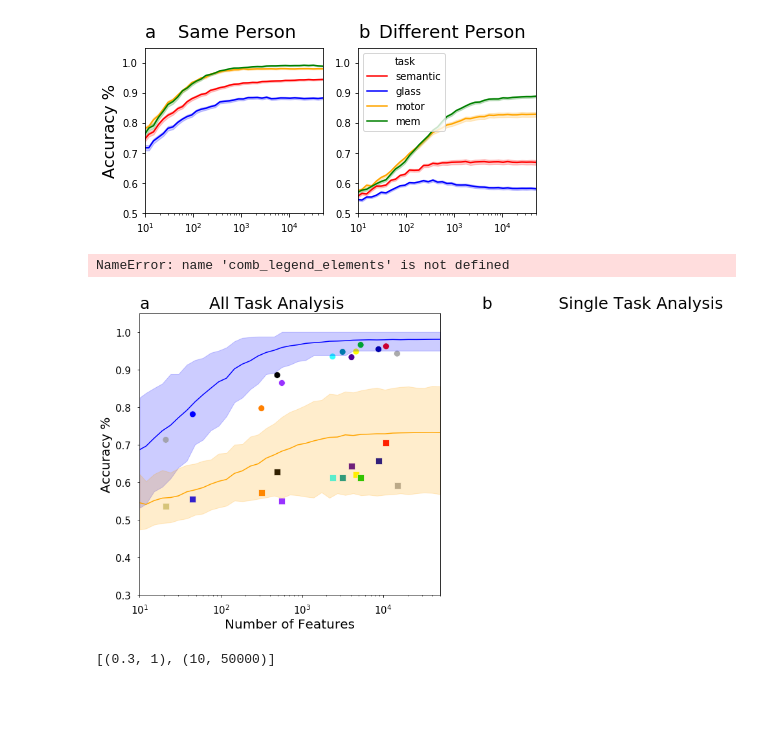
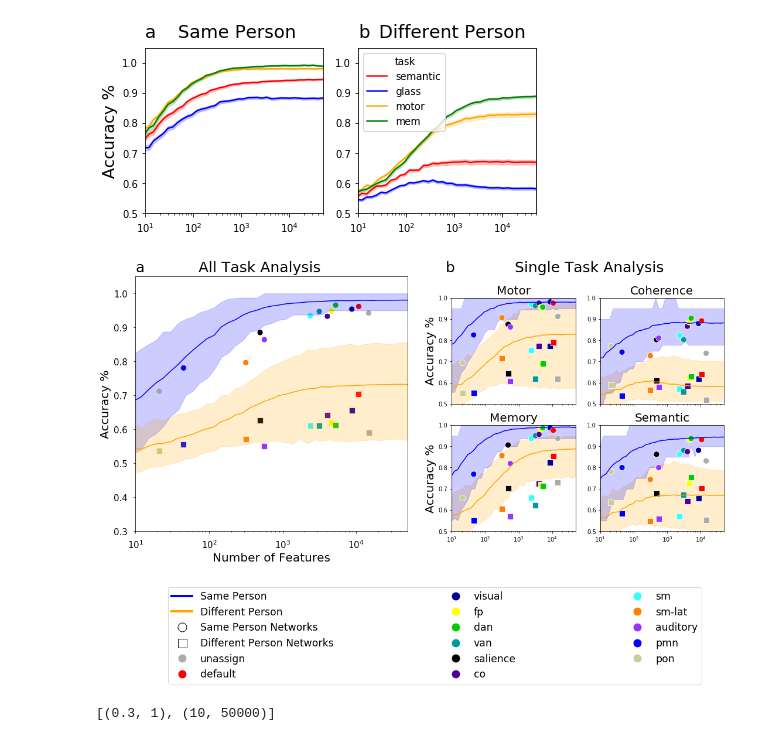
Before and after one commit to GrattonLab/MSC_Alexis, a Jupyter notebook: analysis/code/mL_rsfMRI/Figures/FinalFigures.ipynb, the cells around one changed output. Cells and saved outputs as stored; diff of their text form; code cells hidden in the pictures; blank space fills up the shorter version.

```diff
--- a/analysis/code/mL_rsfMRI/Figures/FinalFigures.ipynb
+++ b/analysis/code/mL_rsfMRI/Figures/FinalFigures.ipynb
@@ -1963,8 +1963,8 @@ ax.legend(fontsize='medium',bbox_to_anchor=(1.01, 1),labels=['MSC01','MSC02','MS
 NameError: name 'custom_lines' is not defined
 [figure]
 # %%
-#CV_z=pd.read_csv(randDir+'CV/zscore_splitTask.csv')
-#DS_z=pd.read_csv(randDir+'DS/zscore_splitTask.csv')
+CV_z=pd.read_csv(randDir+'CV/zscore_splitTask.csv')
+DS_z=pd.read_csv(randDir+'DS/zscore_splitTask.csv')
 
 percentiles_CV_task=rand_DS.groupby(['feature','task']).agg({'same_sub': [p5, p95]})
 percentiles_CV_task.columns = percentiles_CV_task.columns.droplevel()
@@ -2014,8 +2014,8 @@ sns.lineplot(x="feature", y='diff_sub',data=rand_DS[rand_DS['task']=='motor'],ci
 ax.fill_between(percentiles_DS_task[percentiles_DS_task['task']=='motor'].feature,percentiles_DS_task[percentiles_DS_task['task']=='motor'].p5,percentiles_DS_task[percentiles_DS_task['task']=='motor'].p95,alpha=.2,color='orange')
 ax.fill_between(percentiles_CV_task[percentiles_CV_task['task']=='motor'].feature,percentiles_CV_task[percentiles_CV_task['task']=='motor'].p5,percentiles_CV_task[percentiles_CV_task['task']=='motor'].p95,alpha=.2,color='blue')
 ax.set(xscale="log")
-g=sns.scatterplot(x='feature', y='acc', hue='network', data=CV_z[CV_z['task']=='motor'],ax=ax1, color='r',s=100,legend=False,palette=["unassign","default", "visual",'fp','dan','van','salience','co','sm','sm-lat', 'auditory','pmn','pon'])
-g=sns.scatterplot(x='feature', y='acc', hue='network', data=DS_z[DS_z['task']=='motor'],ax=ax1, color='r',s=100,legend=False,palette=["unassign","default", "visual",'fp','dan','van','salience','co','sm','sm-lat', 'auditory','pmn','pon'],marker='s')
+g=sns.scatterplot(x='feature', y='acc', hue='network', data=CV_z[CV_z['task']=='motor'],ax=ax1, color='r',s=100,legend=False,palette=["unassign","default", "visual",'fp','dan','van','salience','co','sm','sm-lat', 'auditory','pmn','pon'],hue_order=["unassign","default", "visual",'fp','dan','van','salience','co','sm','sm-lat', 'auditory','pmn','pon'])
+g=sns.scatterplot(x='feature', y='acc', hue='network', data=DS_z[DS_z['task']=='motor'],ax=ax1, color='r',s=100,legend=False,palette=["unassign","default", "visual",'fp','dan','van','salience','co','sm','sm-lat', 'auditory','pmn','pon'],marker='s',hue_order=["unassign","default", "visual",'fp','dan','van','salience','co','sm','sm-lat', 'auditory','pmn','pon'])
 ax.set_title('Motor',fontsize=20)
 ax.set_ylabel("Accuracy %", fontsize=20)
 ax.set_xlabel('')
@@ -2029,46 +2029,46 @@ sns.lineplot(x="feature", y='diff_sub',data=rand_DS[rand_DS['task']=='glass'],ci
 ax.fill_between(percentiles_DS_task[percentiles_DS_task['task']=='glass'].feature,percentiles_DS_task[percentiles_DS_task['task']=='glass'].p5,percentiles_DS_task[percentiles_DS_task['task']=='glass'].p95,alpha=.2,color='orange')
 ax.fill_between(percentiles_CV_task[percentiles_CV_task['task']=='glass'].feature,percentiles_CV_task[percentiles_CV_task['task']=='glass'].p5,percentiles_CV_task[percentiles_CV_task['task']=='glass'].p95,alpha=.2,color='blue')
 ax.set(xscale="log")
-g=sns.scatterplot(x='feature', y='acc', hue='network', data=CV_z[CV_z['task']=='glass'],ax=ax2, color='r',s=100,legend=False,palette=["unassign","default", "visual",'fp','dan','van','salience','co','sm','sm-lat', 'auditory','pmn','pon'])
-g=sns.scatterplot(x='feature', y='acc', hue='network', data=DS_z[DS_z['task']=='glass'],ax=ax2, color='r',s=100,legend=False,palette=["unassign","default", "visual",'fp','dan','van','salience','co','sm','sm-lat', 'auditory','pmn','pon'],marker='s')
+g=sns.scatterplot(x='feature', y='acc', hue='network', data=CV_z[CV_z['task']=='glass'],ax=ax2, color='r',s=100,legend=False,palette=["unassign","default", "visual",'fp','dan','van','salience','co','sm','sm-lat', 'auditory','pmn','pon'],hue_order=["unassign","default", "visual",'fp','dan','van','salience','co','sm','sm-lat', 'auditory','pmn','pon'])
+g=sns.scatterplot(x='feature', y='acc', hue='network', data=DS_z[DS_z['task']=='glass'],ax=ax2, color='r',s=100,legend=False,palette=["unassign","default", "visual",'fp','dan','van','salience','co','sm','sm-lat', 'auditory','pmn','pon'],marker='s',hue_order=["unassign","default", "visual",'fp','dan','van','salience','co','sm','sm-lat', 'auditory','pmn','pon'])
 
 ax.set_title('Coherence',fontsize=20)
 ax.set_ylabel("")
 ax.set_xlabel('')
 ax.set(ylim=(.5, 1),xlim=(10,50000))
 plt.setp(ax2.get_xticklabels(), visible=False)
 ax3=fig.add_subplot(gs01[2,0])
 ax = sns.lineplot(x="feature", y='same_sub',data=rand_DS[rand_DS['task']=='mem'],ci=None, color='blue',ax=ax3)
 sns.lineplot(x="feature", y='diff_sub',data=rand_DS[rand_DS['task']=='mem'],ci=None, color='orange',ax=ax3)
 ax.fill_between(percentiles_DS_task[percentiles_DS_task['task']=='mem'].feature,percentiles_DS_task[percentiles_DS_task['task']=='mem'].p5,percentiles_DS_task[percentiles_DS_task['task']=='mem'].p95,alpha=.2,color='orange')
 ax.fill_between(percentiles_CV_task[percentiles_CV_task['task']=='mem'].feature,percentiles_CV_task[percentiles_CV_task['task']=='mem'].p5,percentiles_CV_task[percentiles_CV_task['task']=='mem'].p95,alpha=.2,color='blue')
 ax.set(xscale="log")
-g=sns.scatterplot(x='feature', y='acc', hue='network', data=CV_z[CV_z['task']=='mem'], ax=ax3,color='r',s=100,legend=False,palette=["unassign","default", "visual",'fp','dan','van','salience','co','sm','sm-lat', 'auditory','pmn','pon'])
-g=sns.scatterplot(x='feature', y='acc', hue='network', data=DS_z[DS_z['task']=='mem'],ax=ax3, color='r',s=100,legend=False,palette=["unassign","default", "visual",'fp','dan','van','salience','co','sm','sm-lat', 'auditory','pmn','pon'],marker='s')
+g=sns.scatterplot(x='feature', y='acc', hue='network', data=CV_z[CV_z['task']=='mem'], ax=ax3,color='r',s=100,legend=False,palette=["unassign","default", "visual",'fp','dan','van','salience','co','sm','sm-lat', 'auditory','pmn','pon'],hue_order=["unassign","default", "visual",'fp','dan','van','salience','co','sm','sm-lat', 'auditory','pmn','pon'])
+g=sns.scatterplot(x='feature', y='acc', hue='network', data=DS_z[DS_z['task']=='mem'],ax=ax3, color='r',s=100,legend=False,palette=["unassign","default", "visual",'fp','dan','van','salience','co','sm','sm-lat', 'auditory','pmn','pon'],marker='s',hue_order=["unassign","default", "visual",'fp','dan','van','salience','co','sm','sm-lat', 'auditory','pmn','pon'])
 ax.set_title('Memory',fontsize=20)
 ax.set_ylabel("Accuracy %", fontsize=20)
 ax.set_xlabel('')
 ax.set(ylim=(.5, 1),xlim=(10,50000))
 
 
 
 
 ax4=fig.add_subplot(gs01[2,1])
 ax = sns.lineplot(x="feature", y='same_sub',data=rand_DS[rand_DS['task']=='semantic'],ci=None, color='blue',ax=ax4)
 sns.lineplot(x="feature", y='diff_sub',data=rand_DS[rand_DS['task']=='semantic'],ci=None, color='orange',ax=ax4)
 ax.fill_between(percentiles_DS_task[percentiles_DS_task['task']=='semantic'].feature,percentiles_DS_task[percentiles_DS_task['task']=='semantic'].p5,percentiles_DS_task[percentiles_DS_task['task']=='semantic'].p95,alpha=.2,color='orange')
 ax.fill_between(percentiles_CV_task[percentiles_CV_task['task']=='semantic'].feature,percentiles_CV_task[percentiles_CV_task['task']=='semantic'].p5,percentiles_CV_task[percentiles_CV_task['task']=='semantic'].p95,alpha=.2,color='blue')
 ax.set(xscale="log")
-g=sns.scatterplot(x='feature', y='acc', hue='network', data=CV_z[CV_z['task']=='semantic'],ax=ax4, color='r',s=100,legend=False,palette=["unassign","default", "visual",'fp','dan','van','salience','co','sm','sm-lat', 'auditory','pmn','pon'])
-g=sns.scatterplot(x='feature', y='acc', hue='network', data=DS_z[DS_z['task']=='semantic'],ax=ax4, color='r',s=100,legend=False,palette=["unassign","default", "visual",'fp','dan','van','salience','co','sm','sm-lat', 'auditory','pmn','pon'],marker='s')
+g=sns.scatterplot(x='feature', y='acc', hue='network', data=CV_z[CV_z['task']=='semantic'],ax=ax4, color='r',s=100,legend=False,palette=["unassign","default", "visual",'fp','dan','van','salience','co','sm','sm-lat', 'auditory','pmn','pon'],hue_order=["unassign","default", "visual",'fp','dan','van','salience','co','sm','sm-lat', 'auditory','pmn','pon'])
+g=sns.scatterplot(x='feature', y='acc', hue='network', data=DS_z[DS_z['task']=='semantic'],ax=ax4, color='r',s=100,legend=False,palette=["unassign","default", "visual",'fp','dan','van','salience','co','sm','sm-lat', 'auditory','pmn','pon'],marker='s',hue_order=["unassign","default", "visual",'fp','dan','van','salience','co','sm','sm-lat', 'auditory','pmn','pon'])
 ax.set_title('Semantic',fontsize=20)
 ax.set_ylabel("")
 ax.set_xlabel('')
 ax.set(ylim=(.5, 1),xlim=(10,50000))
-#plt.savefig(thisDir+'output/FigsFinal/split_task_feature_plots.png', bbox_inches='tight')
+
+plt.savefig(thisDir+'output/FigsFinal/split_task_feature_plots.png', bbox_inches='tight')
 # %% [output]
-NameError: name 'comb_legend_elements' is not defined
-[figure, old version]
+[figure, new version]
 # %%
 
 """
```
Also changed, not shown: parts of 2 cells of this notebook, 4 other files.
